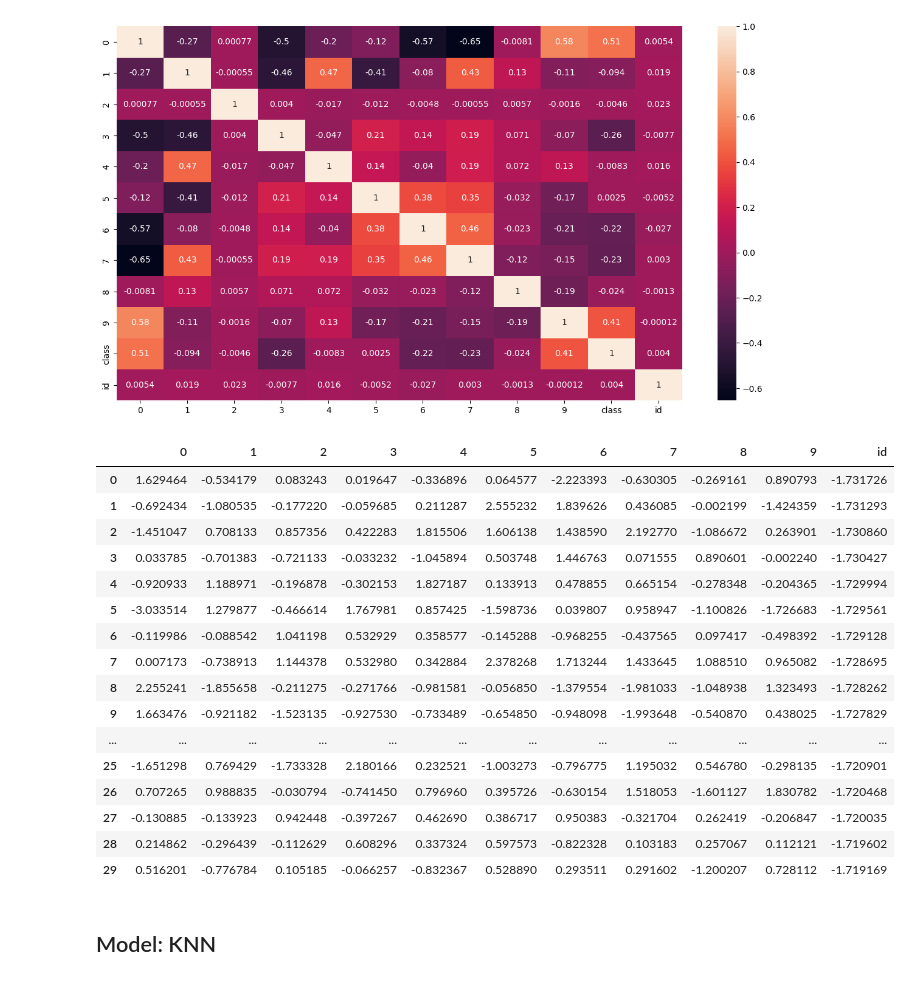
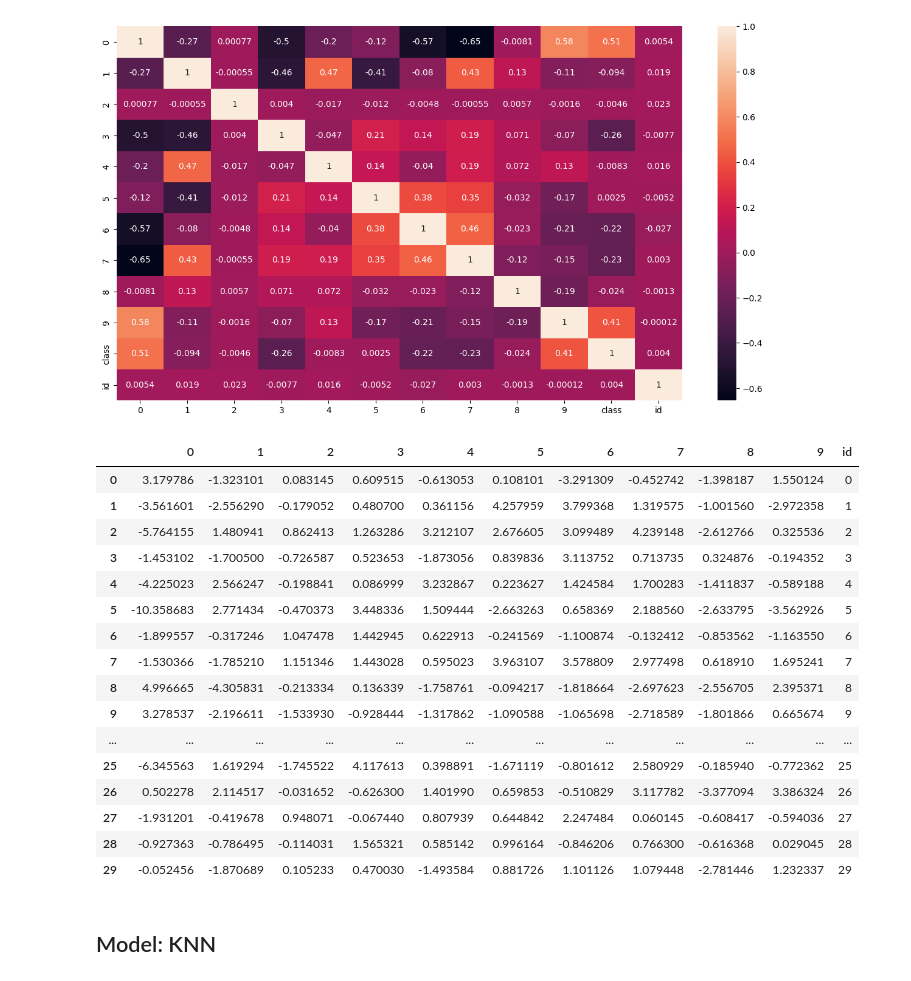
Before and after one commit to chasewes/DataSlayers, a Jupyter notebook: kaggle_competition.ipynb, the cells around one changed output. Saved outputs shown, nothing was run; the diff lists cells and outputs as text; code cells hidden in the pictures.

```diff
--- a/kaggle_competition.ipynb
+++ b/kaggle_competition.ipynb
@@ -77,41 +87,42 @@ sns.heatmap(train.corr(), annot=True)
 # %%
 # normalize the data
 def normalize(df):
     df = (df - df.mean()) / df.std()
     return df
 
 # split the data into X and y
 X = train.drop('class', axis=1)
 y = train['class']
 
 # split the test data into X_test
 X_test = test
 
 # normalize the data
-X = normalize(X)
+#X = normalize(X)
+#X_test = normalize(X_test)
 
 # split the data into training and validation sets
 from sklearn.model_selection import train_test_split
 X_train, X_val, y_train, y_val = train_test_split(X, y, test_size=0.2, random_state=42)
 X.head(30)
 # %% [output]
 |  | 0 | 1 | 2 | 3 | 4 | 5 | 6 | 7 | 8 | 9 | id |
-| 0 | 1.629464 | -0.534179 | 0.083243 | 0.019647 | -0.336896 | 0.064577 | -2.223393 | -0.630305 | -0.269161 | 0.890793 | -1.731726 |
-| 1 | -0.692434 | -1.080535 | -0.177220 | -0.059685 | 0.211287 | 2.555232 | 1.839626 | 0.436085 | -0.002199 | -1.424359 | -1.731293 |
-| 2 | -1.451047 | 0.708133 | 0.857356 | 0.422283 | 1.815506 | 1.606138 | 1.438590 | 2.192770 | -1.086672 | 0.263901 | -1.730860 |
-| 3 | 0.033785 | -0.701383 | -0.721133 | -0.033232 | -1.045894 | 0.503748 | 1.446763 | 0.071555 | 0.890601 | -0.002240 | -1.730427 |
-| 4 | -0.920933 | 1.188971 | -0.196878 | -0.302153 | 1.827187 | 0.133913 | 0.478855 | 0.665154 | -0.278348 | -0.204365 | -1.729994 |
-| 5 | -3.033514 | 1.279877 | -0.466614 | 1.767981 | 0.857425 | -1.598736 | 0.039807 | 0.958947 | -1.100826 | -1.726683 | -1.729561 |
-| 6 | -0.119986 | -0.088542 | 1.041198 | 0.532929 | 0.358577 | -0.145288 | -0.968255 | -0.437565 | 0.097417 | -0.498392 | -1.729128 |
-| 7 | 0.007173 | -0.738913 | 1.144378 | 0.532980 | 0.342884 | 2.378268 | 1.713244 | 1.433645 | 1.088510 | 0.965082 | -1.728695 |
-| 8 | 2.255241 | -1.855658 | -0.211275 | -0.271766 | -0.981581 | -0.056850 | -1.379554 | -1.981033 | -1.048938 | 1.323493 | -1.728262 |
-| 9 | 1.663476 | -0.921182 | -1.523135 | -0.927530 | -0.733489 | -0.654850 | -0.948098 | -1.993648 | -0.540870 | 0.438025 | -1.727829 |
+| 0 | 3.179786 | -1.323101 | 0.083145 | 0.609515 | -0.613053 | 0.108101 | -3.291309 | -0.452742 | -1.398187 | 1.550124 | 0 |
+| 1 | -3.561601 | -2.556290 | -0.179052 | 0.480700 | 0.361156 | 4.257959 | 3.799368 | 1.319575 | -1.001560 | -2.972358 | 1 |
+| 2 | -5.764155 | 1.480941 | 0.862413 | 1.263286 | 3.212107 | 2.676605 | 3.099489 | 4.239148 | -2.612766 | 0.325536 | 2 |
+| 3 | -1.453102 | -1.700500 | -0.726587 | 0.523653 | -1.873056 | 0.839836 | 3.113752 | 0.713735 | 0.324876 | -0.194352 | 3 |
+| 4 | -4.225023 | 2.566247 | -0.198841 | 0.086999 | 3.232867 | 0.223627 | 1.424584 | 1.700283 | -1.411837 | -0.589188 | 4 |
+| 5 | -10.358683 | 2.771434 | -0.470373 | 3.448336 | 1.509444 | -2.663263 | 0.658369 | 2.188560 | -2.633795 | -3.562926 | 5 |
+| 6 | -1.899557 | -0.317246 | 1.047478 | 1.442945 | 0.622913 | -0.241569 | -1.100874 | -0.132412 | -0.853562 | -1.163550 | 6 |
+| 7 | -1.530366 | -1.785210 | 1.151346 | 1.443028 | 0.595023 | 3.963107 | 3.578809 | 2.977498 | 0.618910 | 1.695241 | 7 |
+| 8 | 4.996665 | -4.305831 | -0.213334 | 0.136339 | -1.758761 | -0.094217 | -1.818664 | -2.697623 | -2.556705 | 2.395371 | 8 |
+| 9 | 3.278537 | -2.196611 | -1.533930 | -0.928444 | -1.317862 | -1.090588 | -1.065698 | -2.718589 | -1.801866 | 0.665674 | 9 |
 | ... | ... | ... | ... | ... | ... | ... | ... | ... | ... | ... | ... |
-| 25 | -1.651298 | 0.769429 | -1.733328 | 2.180166 | 0.232521 | -1.003273 | -0.796775 | 1.195032 | 0.546780 | -0.298135 | -1.720901 |
-| 26 | 0.707265 | 0.988835 | -0.030794 | -0.741450 | 0.796960 | 0.395726 | -0.630154 | 1.518053 | -1.601127 | 1.830782 | -1.720468 |
-| 27 | -0.130885 | -0.133923 | 0.942448 | -0.397267 | 0.462690 | 0.386717 | 0.950383 | -0.321704 | 0.262419 | -0.206847 | -1.720035 |
-| 28 | 0.214862 | -0.296439 | -0.112629 | 0.608296 | 0.337324 | 0.597573 | -0.822328 | 0.103183 | 0.257067 | 0.112121 | -1.719602 |
-| 29 | 0.516201 | -0.776784 | 0.105185 | -0.066257 | -0.832367 | 0.528890 | 0.293511 | 0.291602 | -1.200207 | 0.728112 | -1.719169 |
+| 25 | -6.345563 | 1.619294 | -1.745522 | 4.117613 | 0.398891 | -1.671119 | -0.801612 | 2.580929 | -0.185940 | -0.772362 | 25 |
+| 26 | 0.502278 | 2.114517 | -0.031652 | -0.626300 | 1.401990 | 0.659853 | -0.510829 | 3.117782 | -3.377094 | 3.386324 | 26 |
+| 27 | -1.931201 | -0.419678 | 0.948071 | -0.067440 | 0.807939 | 0.644842 | 2.247484 | 0.060145 | -0.608417 | -0.594036 | 27 |
+| 28 | -0.927363 | -0.786495 | -0.114031 | 1.565321 | 0.585142 | 0.996164 | -0.846206 | 0.766300 | -0.616368 | 0.029045 | 28 |
+| 29 | -0.052456 | -1.870689 | 0.105233 | 0.470030 | -1.493584 | 0.881726 | 1.101126 | 1.079448 | -2.781446 | 1.232337 | 29 |
 # %% [markdown]
 ## Model: KNN
 # %%
```
Also changed, not shown: parts of 12 cells of this notebook.
